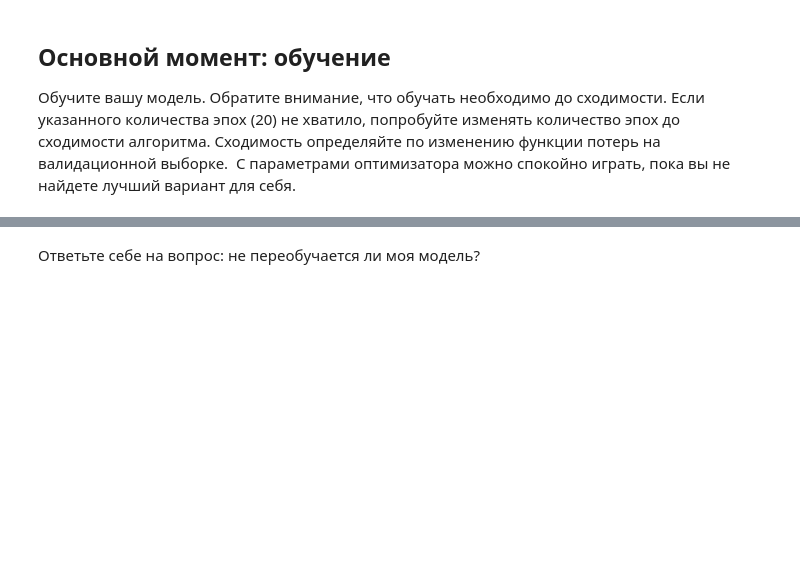
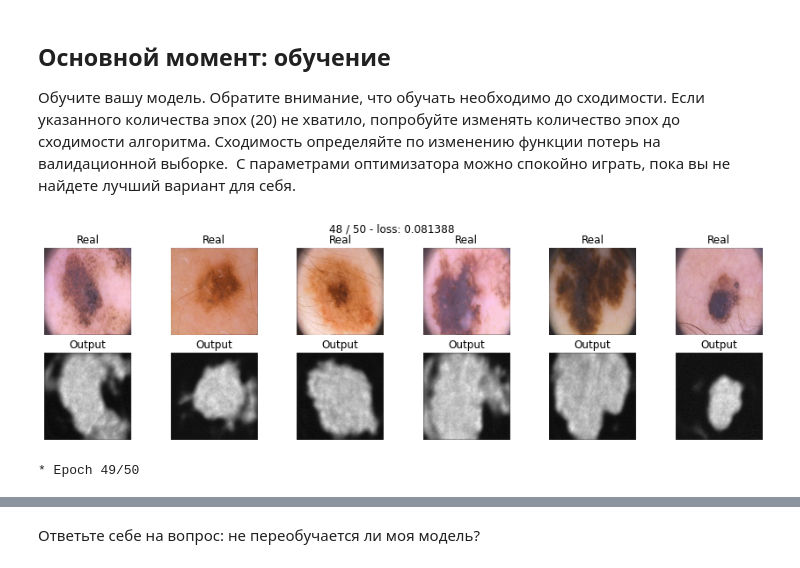
Before and after one commit to noname19871/DLS2022_advanced, a Jupyter notebook: homeworks/homework6/[homework]semantic_segmentation.ipynb, the cells around one changed output, grey strips where cells are left out. Drawn from its saved outputs; the diff is of its cells as text; code cells hidden in the pictures; blank space fills up the shorter version.

```diff
--- a/homeworks/homework6/[homework]semantic_segmentation.ipynb
+++ b/homeworks/homework6/[homework]semantic_segmentation.ipynb
@@ -145,7 +155,7 @@ data_val = DataLoader(list(zip(np.rollaxis(X[val], 3, 1), Y[val, np.newaxis])),
 data_ts = DataLoader(list(zip(np.rollaxis(X[ts], 3, 1), Y[ts, np.newaxis])),
                      batch_size=batch_size, shuffle=True)
 # %%
-device = torch.device('cuda' if torch.cuda.is_available() else 'cpu')
+device = 'cuda' if torch.cuda.is_available() else 'cpu'
 print(device)
 # %% [output]
 cuda
@@ -298,16 +362,16 @@ $$\mathcal L_{BCE}(y, \hat y) = -\sum_i \left[y_i\log\sigma(\hat y_i) + (1-y_i)\
 $$\mathcal L_{BCE} = \hat y - y\hat y + \log\left(1+\exp(-\hat y)\right).$$
 # %%
 def bce_loss(y_real, y_pred):
-    # Формула выше может быть подвержена переполнению при y_pred < 0. По ссылке выше приводится обоснование эквивалентности этих формул.
-    return max(y_pred, 0) - y_pred * y_real + torch.log(1 + torch.exp(-abs(y_pred)))
+    return (y_pred.clamp(min=0) - y_real * y_pred + torch.log(1 + torch.exp(-torch.abs(y_pred)))).mean()
 # %% [markdown]
 ## Тренировка [1 балл]
 
 Мы определим цикл обучения в функции, чтобы мы могли повторно использовать его.
 # %%
-def train(model, opt, loss_fn, epochs, data_tr, data_val):
+def train(model, opt, loss_fn, epochs, data_tr, data_val, device):
     X_val, Y_val = next(iter(data_val))
 
+    train_losses, val_losses, train_iou, val_iou = [], [], [], []
     for epoch in range(epochs):
       tic = time()
       print('* Epoch %d/%d' % (epoch+1, epochs))
@@ -315,24 +379,28 @@ def train(model, opt, loss_fn, epochs, data_tr, data_val):
       avg_loss = 0
       model.train()  # train mode
       for X_batch, Y_batch in data_tr:
-          # data to device
-
-          # set parameter gradients to zero
+          X_batch = X_batch.to(device)
+          Y_batch = Y_batch.to(device)
+          opt.zero_grad()
 
           # forward
-          Y_pred =
-          loss =  # forward-pass
-          loss  # backward-pass
-          opt  # update weights
+          Y_pred = model(X_batch)
+          loss = loss_fn(Y_batch, Y_pred)
+          loss.backward()
+          opt.step()
 
           # calculate loss to show the user
-          avg_loss += loss / len(data_tr)
+          avg_loss += loss.detach().cpu() / len(data_tr)
       toc = time()
       print('loss: %f' % avg_loss)
+      train_losses.append(avg_loss)
+      train_iou.append(score_model(model, iou_pytorch, data_tr))
 
       # show intermediate results
       model.eval()  # testing mode
-      Y_hat = # detach and put into cpu
+      Y_hat = model(X_val.to(device)).detach().cpu()
+      val_losses.append(loss_fn(Y_val, Y_hat).detach().cpu())
+      val_iou.append(score_model(model, iou_pytorch, data_val))
 
       # Visualize tools
       clear_output(wait=True)
@@ -348,6 +416,8 @@ def train(model, opt, loss_fn, epochs, data_tr, data_val):
           plt.axis('off')
       plt.suptitle('%d / %d - loss: %f' % (epoch+1, epochs, avg_loss))
       plt.show()
+
+    return train_losses, train_iou, val_losses, val_iou
 # %% [markdown]
 ## Инференс [1 балл]
 
@@ -374,8 +448,11 @@ def score_model(model, metric, data):
 # %%
 model = SegNet().to(device)
 # %%
-max_epochs = 20
-optim
-train(model, optim, bce_loss, max_epochs, data_tr, data_val)
+max_epochs = 50
+optimizer = optim.Adam(model.parameters(), lr=1e-4)
+bce_train_losses, bce_train_iou, bce_val_losses, bce_val_iou = train(model, optimizer, bce_loss, max_epochs, data_tr, data_val, device=device)
+# %% [output]
+[figure, added]
+* Epoch 49/50
 # %%
 score_model(model, iou_pytorch, data_val)
```
Also changed, not shown: parts of 12 cells of this notebook.
